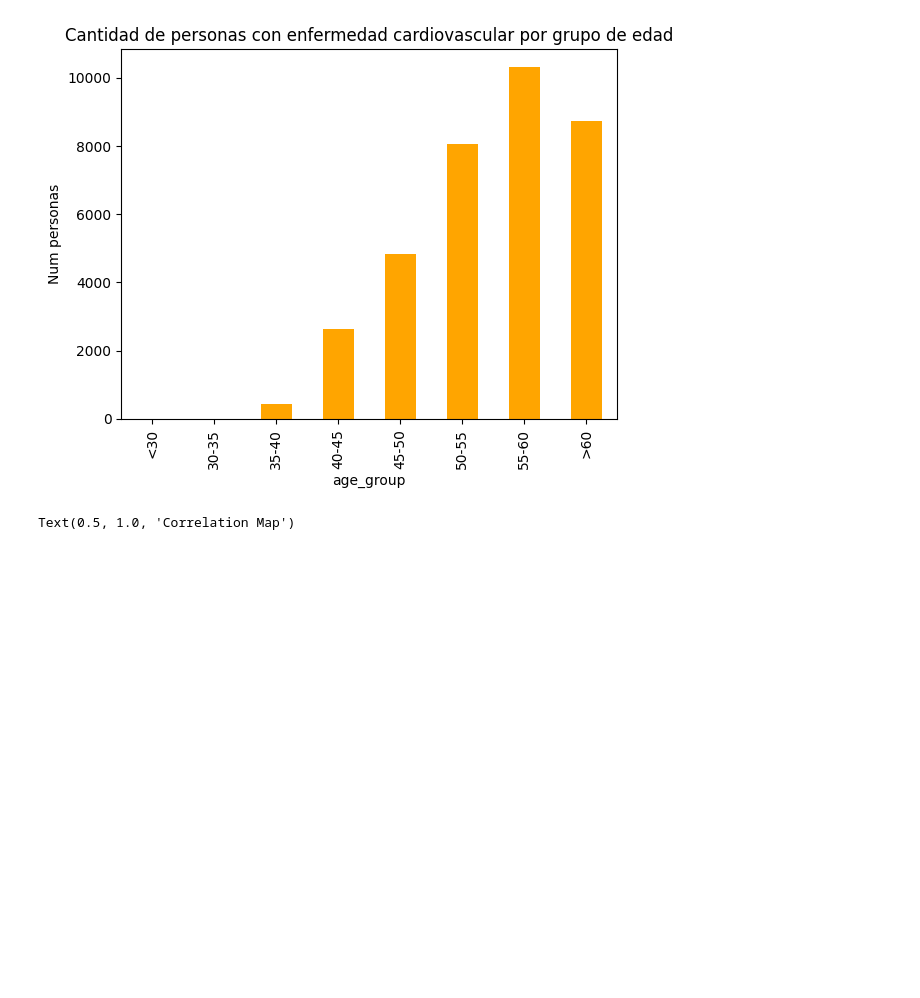
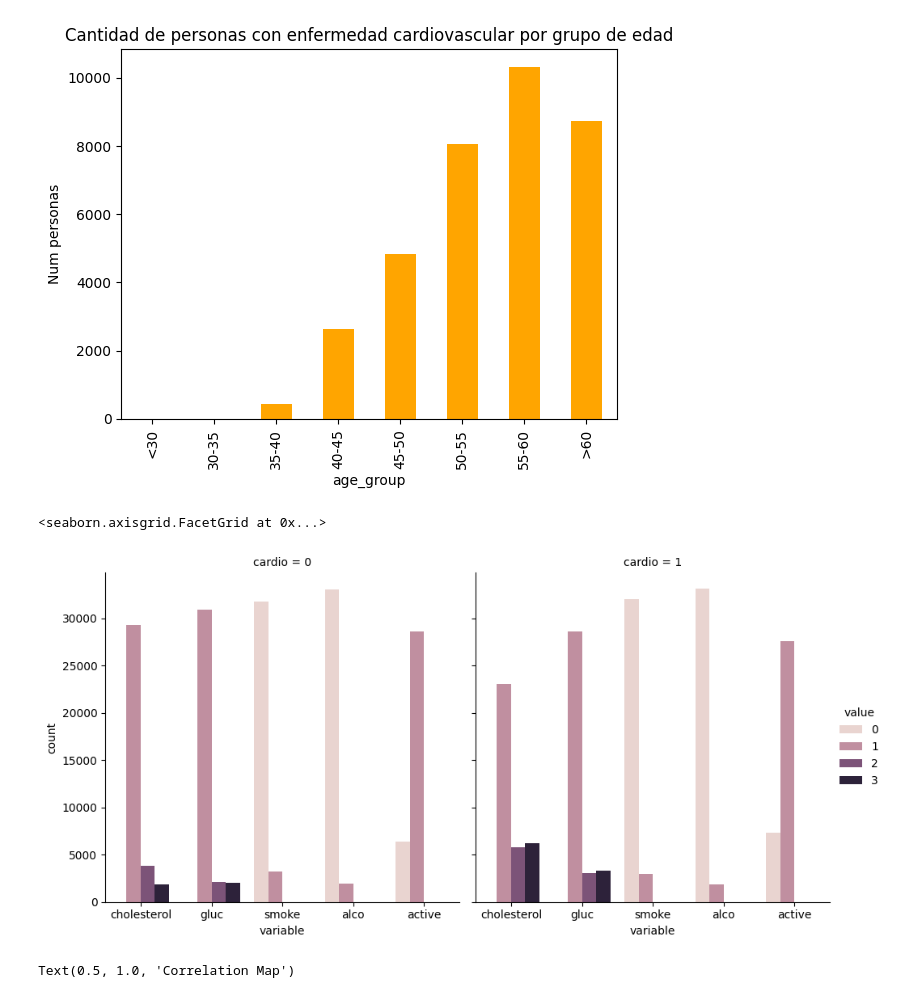
Before and after one commit to ignacionunezG/BI-Cardio-Disease, a Jupyter notebook: Proyecto.ipynb, the cells around one changed output. Cells and saved outputs as stored; diff of their text form; code cells hidden in the pictures; blank space fills up the shorter version.

```diff
--- a/Proyecto.ipynb
+++ b/Proyecto.ipynb
@@ -165,6 +176,13 @@ plt.ylabel('Num personas')
 # %% [output]
 Text(0, 0.5, 'Num personas')
 [figure]
+# %%
+df_long = pd.melt(raw_data, id_vars=['cardio'], value_vars=['cholesterol','gluc', 'smoke', 'alco', 'active'])
+sns.catplot(x="variable", hue="value", col="cardio",
+                data=df_long, kind="count")
+# %% [output]
+<seaborn.axisgrid.FacetGrid at 0x...>
+[figure, added]
 # %%
 # Matriz de correlacion
 # Correlation matrix to understand relation between variables
```
Also changed, not shown: parts of 19 cells of this notebook.
